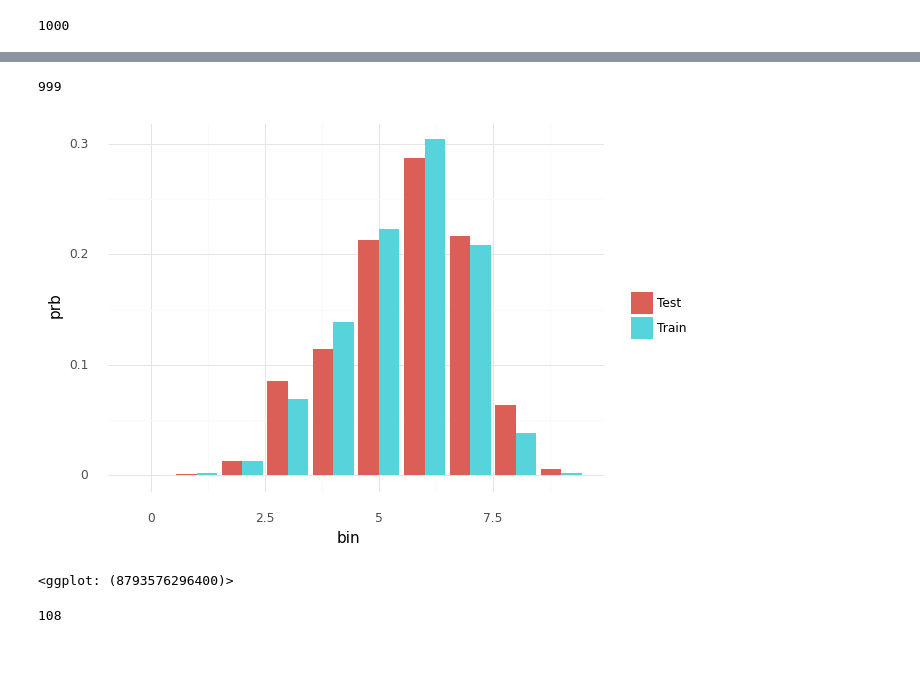
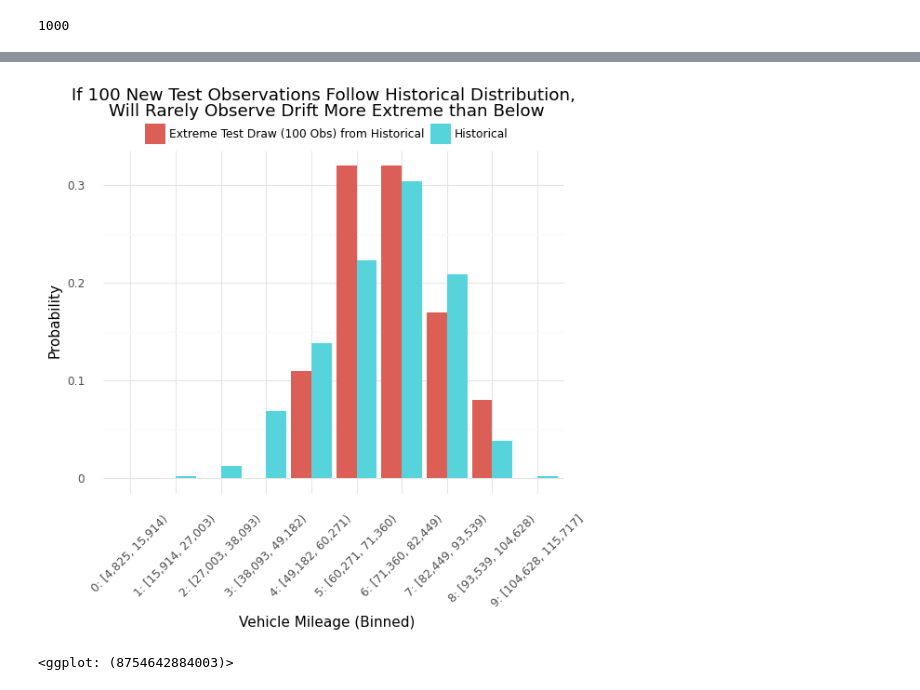
Before and after one commit to abrahamalex13/bayesian-case-studies, a Jupyter notebook: information_theory/kl_divergence.ipynb, the cells around one changed output, grey strips where cells are left out. Saved outputs shown, nothing was run; the diff lists cells and outputs as text; code cells hidden in the pictures; blank space fills up the shorter version.

```diff
--- a/information_theory/kl_divergence.ipynb
+++ b/information_theory/kl_divergence.ipynb
@@ -194,7 +201,9 @@ def bootstrap_draw_kl_divergence(x_q, n_bins, nobs_test_set):
     kl_div = ssp.rel_entr(p_hat, q_hat).sum()
 
     out = {
-        'p': p_hat, 'n_p': nobs_test_set, 'q': q_hat, 'kl_divergence': kl_div
+        'p': p_hat, 'n_p': nobs_test_set,
+        'q': q_hat, 'bins': q_hist[1],
+        'kl_divergence': kl_div
         }
 
     return out
@@ -263,11 +284,11 @@ sum(np.array(kl_div_distr) > kl_div_point)
 1000
 # %%
 df_p = pd.DataFrame({
-    'prb': kl_div_distr0[999]['p'], 'series': 'Test Draw from Historical'
+    'prb': kl_div_distr0[999]['p'], 'series': 'Extreme Test Draw (100 Obs) from Historical'
     })
-df_p['bin'] = df_p.index.values
+df_p['bin'] = format_histogram_bin_labels(kl_div_distr0[0]['bins'])
 
 df_q = pd.DataFrame({'prb': kl_div_distr0[999]['q'], 'series': 'Historical'})
-df_q['bin'] = df_q.index.values
+df_q['bin'] = format_histogram_bin_labels(kl_div_distr0[1]['bins'])
 
 compare_p_q = pd.concat([df_p, df_q], axis=0)
@@ -284,36 +295,21 @@ compare_p_q = pd.concat([df_p, df_q], axis=0)
-# %%
-kl_div_distr0 = bootstrap_sampling_distr_kl_divergence(
-    x_q, N_BINS, 1000, N_SAMPLING_DISTR_DRAWS
-    )
-kl_div_distr = [x['kl_divergence'] for x in kl_div_distr0]
-
-sum(np.array(kl_div_distr) > kl_div_point)
-# %% [output]
-999
-# %%
-df_p = pd.DataFrame({'prb': kl_div_distr0[999]['p'], 'series': 'Test'})
-df_p['bin'] = df_p.index.values
-
-df_q = pd.DataFrame({'prb': kl_div_distr0[999]['q'], 'series': 'Train'})
-df_q['bin'] = df_q.index.values
-
-compare_p_q = pd.concat([df_p, df_q], axis=0)
-# %%
-(
-    p9.ggplot(compare_p_q) +
-    p9.theme_minimal() +
-    p9.geom_col(p9.aes('bin', 'prb', fill='series'), position='dodge') +
-    p9.labs(fill='')
-)
-# %% [output]
-[figure, removed]
-<ggplot: (8793576296400)>
-# %%
-kl_div_distr0 = bootstrap_sampling_distr_kl_divergence(
-    x_q, N_BINS, 10000, N_SAMPLING_DISTR_DRAWS
-    )
-kl_div_distr = [x['kl_divergence'] for x in kl_div_distr0]
-
-sum(np.array(kl_div_distr) > kl_div_point)
-# %% [output]
-108
+# %%
+(
+    p9.ggplot(compare_p_q) +
+    p9.theme_minimal() +
+    p9.geom_col(p9.aes('bin', 'prb', fill='series'), position='dodge') +
+    p9.labs(
+        y = "Probability", x = "Vehicle Mileage (Binned)", fill='',
+        title = (
+            "If 100 New Test Observations Follow Historical Distribution, \n" +
+            "Will Rarely Observe Drift More Extreme than Below"
+        )
+    ) +
+    # ensure sufficient white space between title, legend, plot area
+    p9.theme(legend_position='top',
+             legend_box_spacing=-.1,
+             plot_title=p9.element_text(margin={'b': 25}),
+             axis_text_x=p9.element_text(angle=45))
+)
+# %% [output]
+[figure, added]
+<ggplot: (8754642884003)>
```
Also changed, not shown: parts of 7 cells of this notebook.
